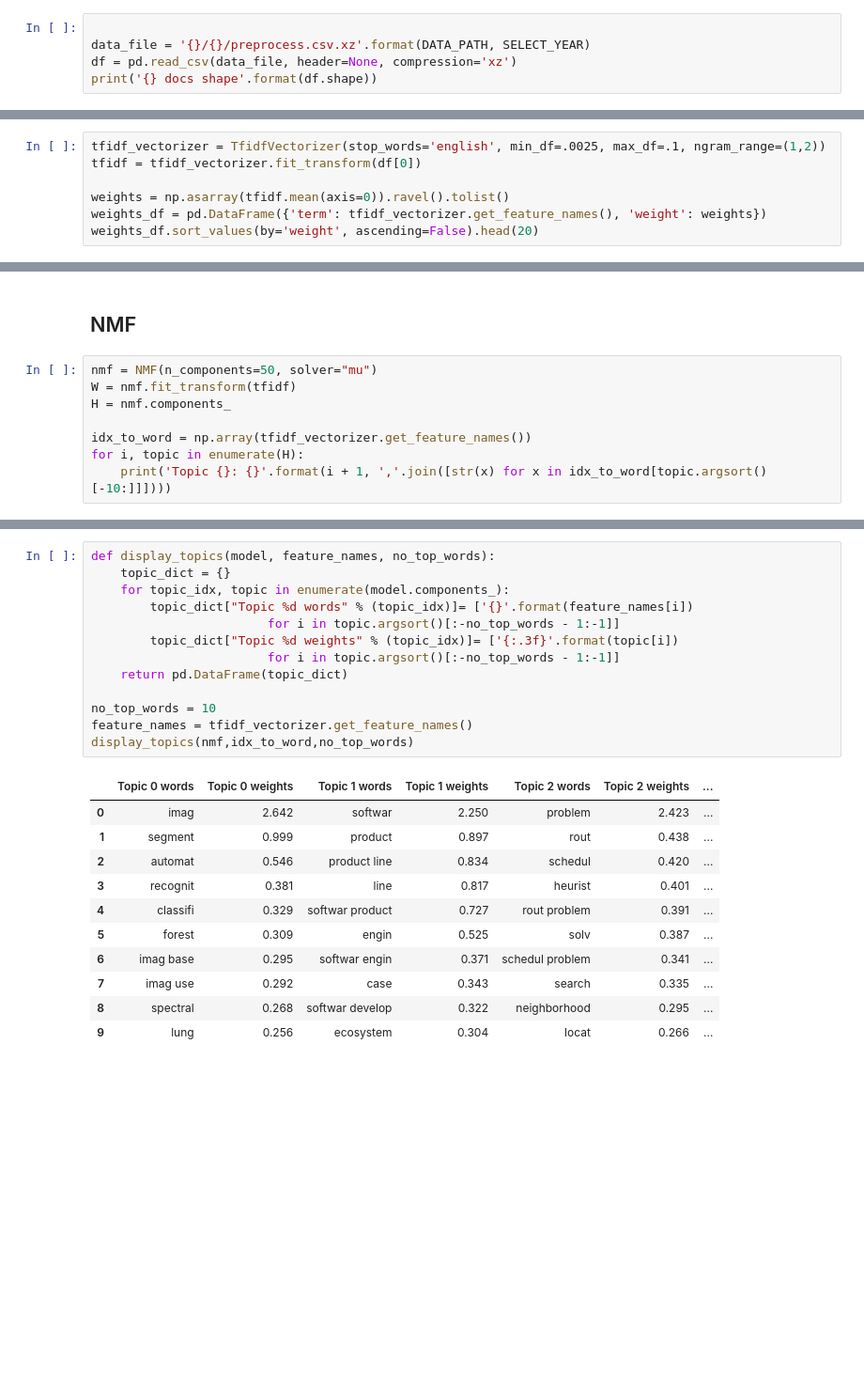
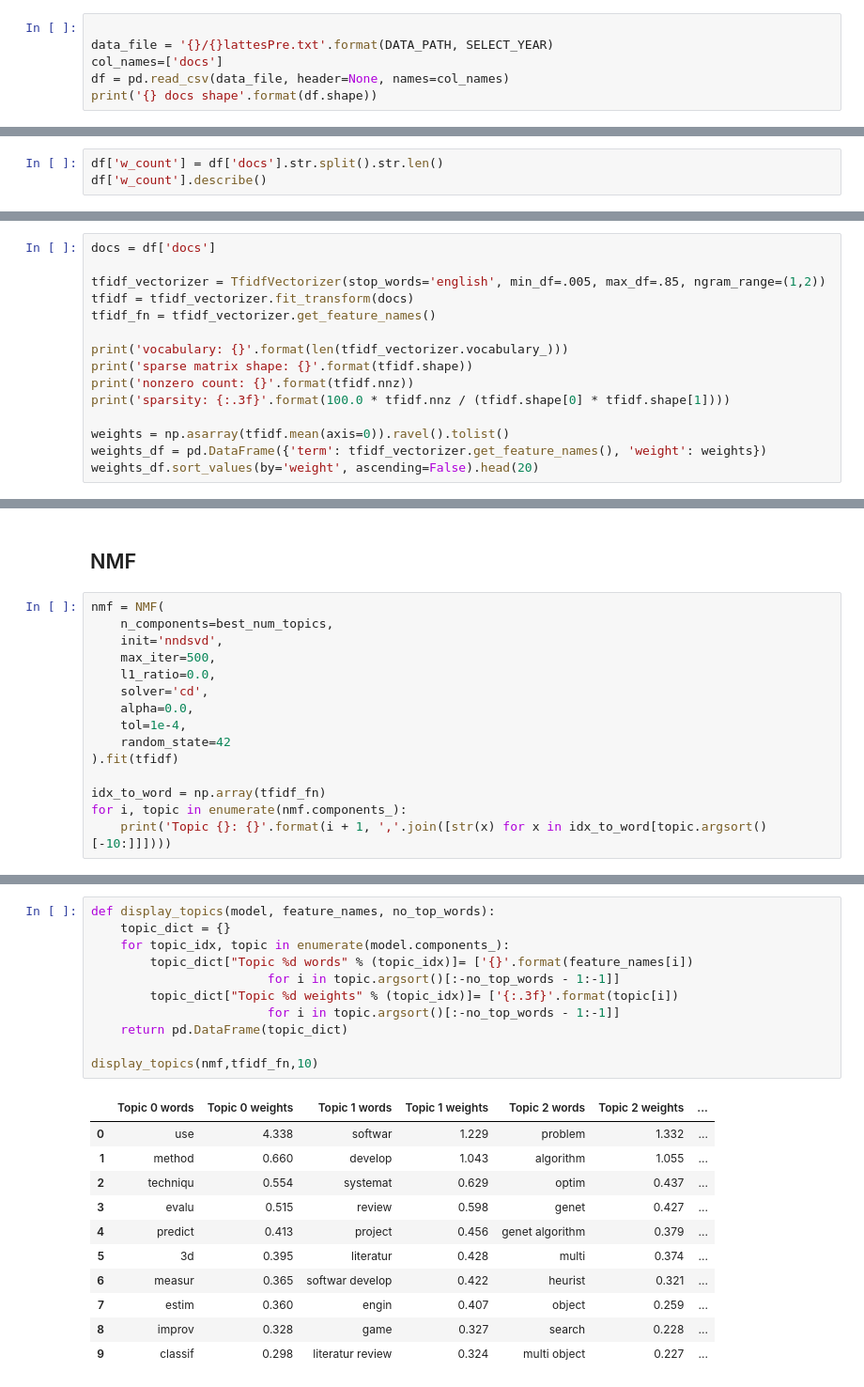
Before and after one commit to ufsj-labPi/cluwords-lattes, a Jupyter notebook: tfidf.ipynb, the cells around one changed output, grey strips where cells are left out. Shown at 94% size. Cells and saved outputs as stored; diff of their text form; blank space fills up the shorter version.

```diff
--- a/tfidf.ipynb
+++ b/tfidf.ipynb
@@ -16,8 +26,12 @@ SELECT_YEAR = 2017
 ### Data Read
 # %%
 
-data_file = '{}/{}/preprocess.csv.xz'.format(DATA_PATH, SELECT_YEAR)
-df = pd.read_csv(data_file, header=None, compression='xz')
+data_file = '{}/{}lattesPre.txt'.format(DATA_PATH, SELECT_YEAR)
+col_names=['docs']
+df = pd.read_csv(data_file, header=None, names=col_names)
 print('{} docs shape'.format(df.shape))
 # %% [output]
 (3055, 1) docs shape
+# %%
+df['w_count'] = df['docs'].str.split().str.len()
+df['w_count'].describe()
@@ -24,8 +194,16 @@ print('{} docs shape'.format(df.shape))
 # %% [markdown]
 ### TF-IDF
 # %%
-tfidf_vectorizer = TfidfVectorizer(stop_words='english', min_df=.0025, max_df=.1, ngram_range=(1,2))
-tfidf = tfidf_vectorizer.fit_transform(df[0])
+docs = df['docs']
+
+tfidf_vectorizer = TfidfVectorizer(stop_words='english', min_df=.005, max_df=.85, ngram_range=(1,2))
+tfidf = tfidf_vectorizer.fit_transform(docs)
+tfidf_fn = tfidf_vectorizer.get_feature_names()
+
+print('vocabulary: {}'.format(len(tfidf_vectorizer.vocabulary_)))
+print('sparse matrix shape: {}'.format(tfidf.shape))
+print('nonzero count: {}'.format(tfidf.nnz))
+print('sparsity: {:.3f}'.format(100.0 * tfidf.nnz / (tfidf.shape[0] * tfidf.shape[1])))
 
 weights = np.asarray(tfidf.mean(axis=0)).ravel().tolist()
 weights_df = pd.DataFrame({'term': tfidf_vectorizer.get_feature_names(), 'weight': weights})
@@ -61,11 +233,18 @@ sparsity: 0.914
 # %% [markdown]
 ## NMF
 # %%
-nmf = NMF(n_components=50, solver="mu")
-W = nmf.fit_transform(tfidf)
-H = nmf.components_
+nmf = NMF(
+    n_components=best_num_topics,
+    init='nndsvd',
+    max_iter=500,
+    l1_ratio=0.0,
+    solver='cd',
+    alpha=0.0,
+    tol=1e-4,
+    random_state=42
+).fit(tfidf)
 
-idx_to_word = np.array(tfidf_vectorizer.get_feature_names())
-for i, topic in enumerate(H):
+idx_to_word = np.array(tfidf_fn)
+for i, topic in enumerate(nmf.components_):
     print('Topic {}: {}'.format(i + 1, ','.join([str(x) for x in idx_to_word[topic.argsort()[-10:]]])))
 # %% [output]
@@ -89,25 +271,23 @@ Topic 50: ensembl,diagnosi,gpu,individu,variabl,classifi,dynam,featur,featur sel
 # %%
 def display_topics(model, feature_names, no_top_words):
     topic_dict = {}
     for topic_idx, topic in enumerate(model.components_):
         topic_dict["Topic %d words" % (topic_idx)]= ['{}'.format(feature_names[i])
                         for i in topic.argsort()[:-no_top_words - 1:-1]]
         topic_dict["Topic %d weights" % (topic_idx)]= ['{:.3f}'.format(topic[i])
                         for i in topic.argsort()[:-no_top_words - 1:-1]]
     return pd.DataFrame(topic_dict)
 
-no_top_words = 10
-feature_names = tfidf_vectorizer.get_feature_names()
-display_topics(nmf,idx_to_word,no_top_words)
+display_topics(nmf,tfidf_fn,10)
 # %% [output]
 |  | Topic 0 words | Topic 0 weights | Topic 1 words | Topic 1 weights | Topic 2 words | Topic 2 weights | ... |
-| 0 | imag | 2.642 | softwar | 2.250 | problem | 2.423 | ... |
-| 1 | segment | 0.999 | product | 0.897 | rout | 0.438 | ... |
-| 2 | automat | 0.546 | product line | 0.834 | schedul | 0.420 | ... |
-| 3 | recognit | 0.381 | line | 0.817 | heurist | 0.401 | ... |
-| 4 | classifi | 0.329 | softwar product | 0.727 | rout problem | 0.391 | ... |
-| 5 | forest | 0.309 | engin | 0.525 | solv | 0.387 | ... |
-| 6 | imag base | 0.295 | softwar engin | 0.371 | schedul problem | 0.341 | ... |
-| 7 | imag use | 0.292 | case | 0.343 | search | 0.335 | ... |
-| 8 | spectral | 0.268 | softwar develop | 0.322 | neighborhood | 0.295 | ... |
-| 9 | lung | 0.256 | ecosystem | 0.304 | locat | 0.266 | ... |
+| 0 | use | 4.338 | softwar | 1.229 | problem | 1.332 | ... |
+| 1 | method | 0.660 | develop | 1.043 | algorithm | 1.055 | ... |
+| 2 | techniqu | 0.554 | systemat | 0.629 | optim | 0.437 | ... |
+| 3 | evalu | 0.515 | review | 0.598 | genet | 0.427 | ... |
+| 4 | predict | 0.413 | project | 0.456 | genet algorithm | 0.379 | ... |
+| 5 | 3d | 0.395 | literatur | 0.428 | multi | 0.374 | ... |
+| 6 | measur | 0.365 | softwar develop | 0.422 | heurist | 0.321 | ... |
+| 7 | estim | 0.360 | engin | 0.407 | object | 0.259 | ... |
+| 8 | improv | 0.328 | game | 0.327 | search | 0.228 | ... |
+| 9 | classif | 0.298 | literatur review | 0.324 | multi object | 0.227 | ... |
```
Also changed, not shown: parts of 17 cells of this notebook, 2 other files.
